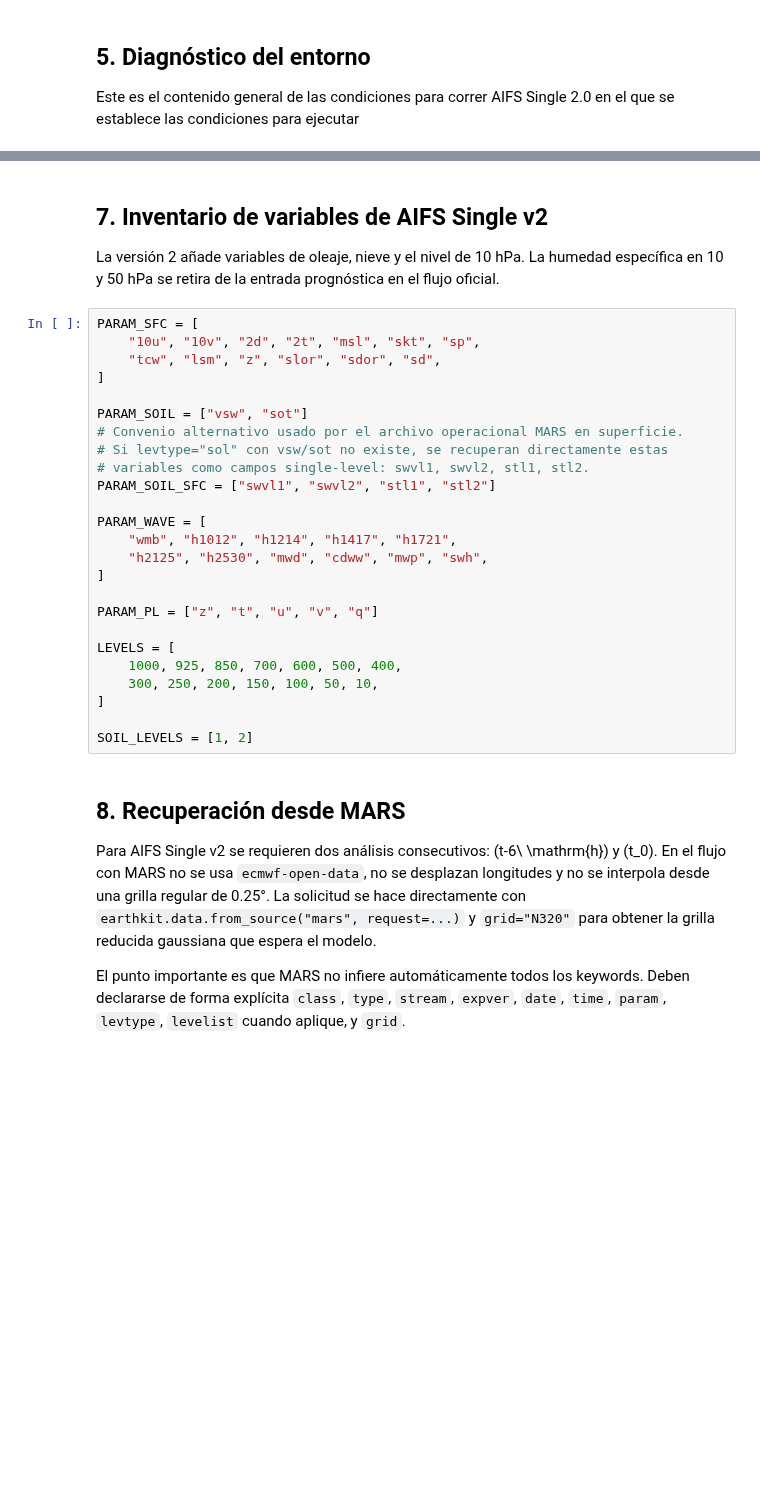
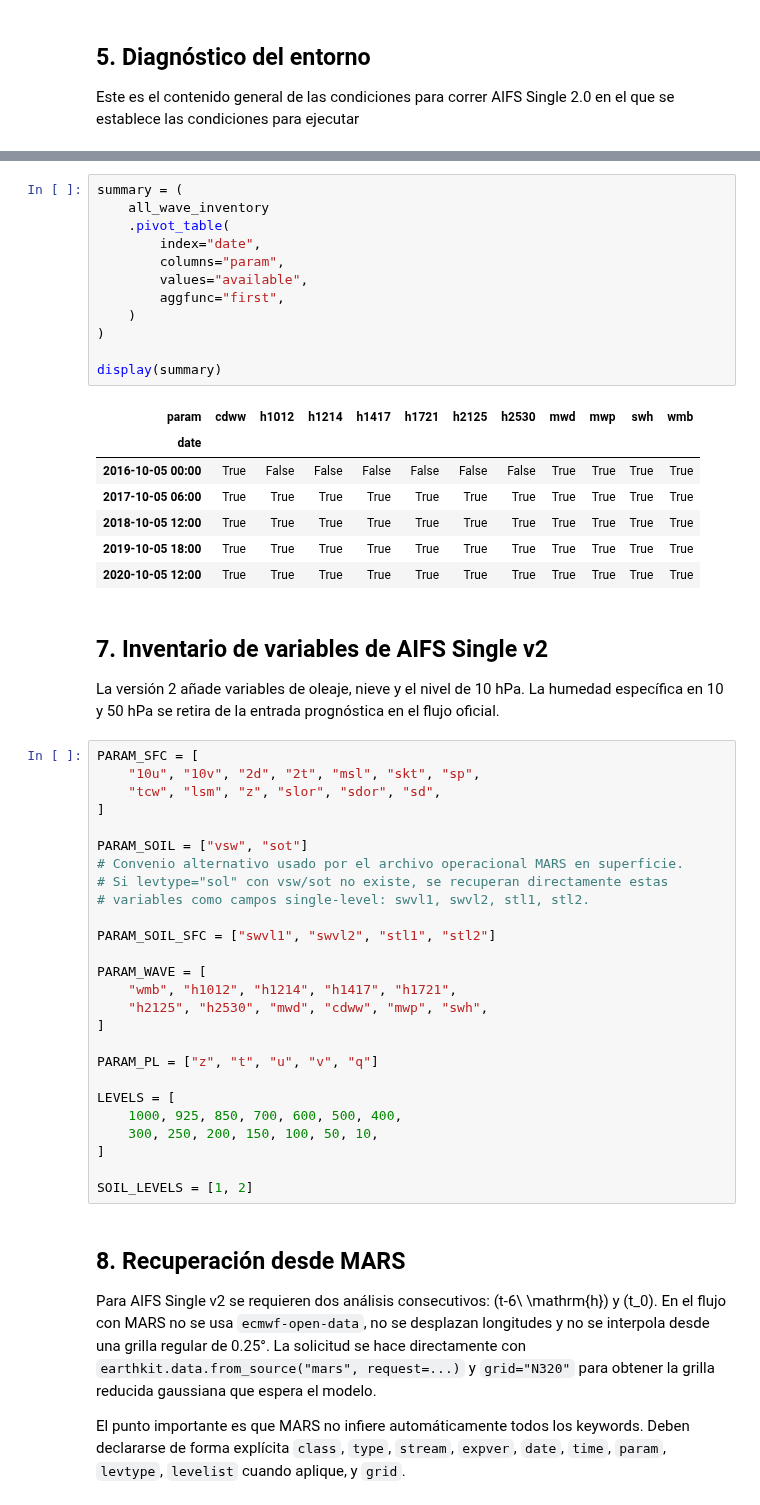
Before and after one commit to apereze/AITCHazard_Mexico, a Jupyter notebook: notebooks/AIFS_Single_v2_validacion_MARS_operational_soil_fix.ipynb, the cells around one changed output, grey strips where cells are left out. Drawn from its saved outputs; the diff is of its cells as text; blank space fills up the shorter version.

```diff
--- a/notebooks/AIFS_Single_v2_validacion_MARS_operational_soil_fix.ipynb
+++ b/notebooks/AIFS_Single_v2_validacion_MARS_operational_soil_fix.ipynb
@@ -266,3 +454,23 @@ t0   : 2020-10-05 18:00:00
+# %%
+summary = (
+    all_wave_inventory
+    .pivot_table(
+        index="date",
+        columns="param",
+        values="available",
+        aggfunc="first",
+    )
+)
+
+display(summary)
+# %% [output]
+| param | cdww | h1012 | h1214 | h1417 | h1721 | h2125 | h2530 | mwd | mwp | swh | wmb |
+| date |  |  |  |  |  |  |  |  |  |  |  |
+| 2016-10-05 00:00 | True | False | False | False | False | False | False | True | True | True | True |
+| 2017-10-05 06:00 | True | True | True | True | True | True | True | True | True | True | True |
+| 2018-10-05 12:00 | True | True | True | True | True | True | True | True | True | True | True |
+| 2019-10-05 18:00 | True | True | True | True | True | True | True | True | True | True | True |
+| 2020-10-05 12:00 | True | True | True | True | True | True | True | True | True | True | True |
 # %% [markdown]
 ## 7. Inventario de variables de AIFS Single v2
 
@@ -277,6 +485,7 @@ PARAM_SOIL = ["vsw", "sot"]
 # Convenio alternativo usado por el archivo operacional MARS en superficie.
 # Si levtype="sol" con vsw/sot no existe, se recuperan directamente estas
 # variables como campos single-level: swvl1, swvl2, stl1, stl2.
+
 PARAM_SOIL_SFC = ["swvl1", "swvl2", "stl1", "stl2"]
 
 PARAM_WAVE = [
```
Also changed, not shown: parts of 20 cells of this notebook, 7 other files.
